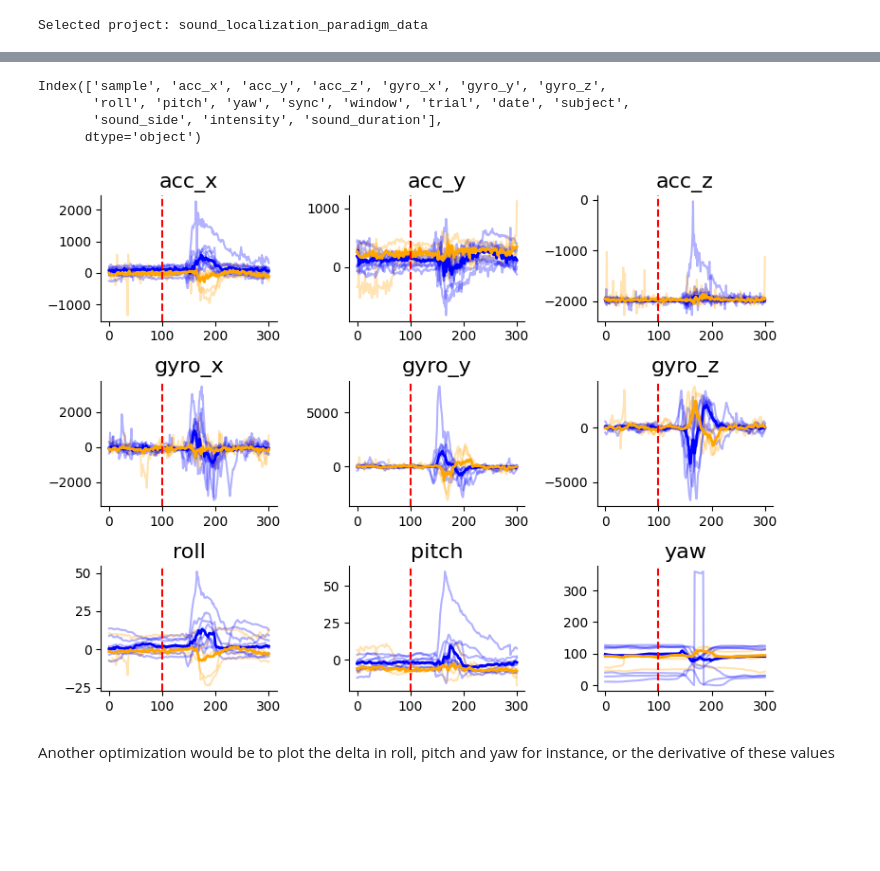
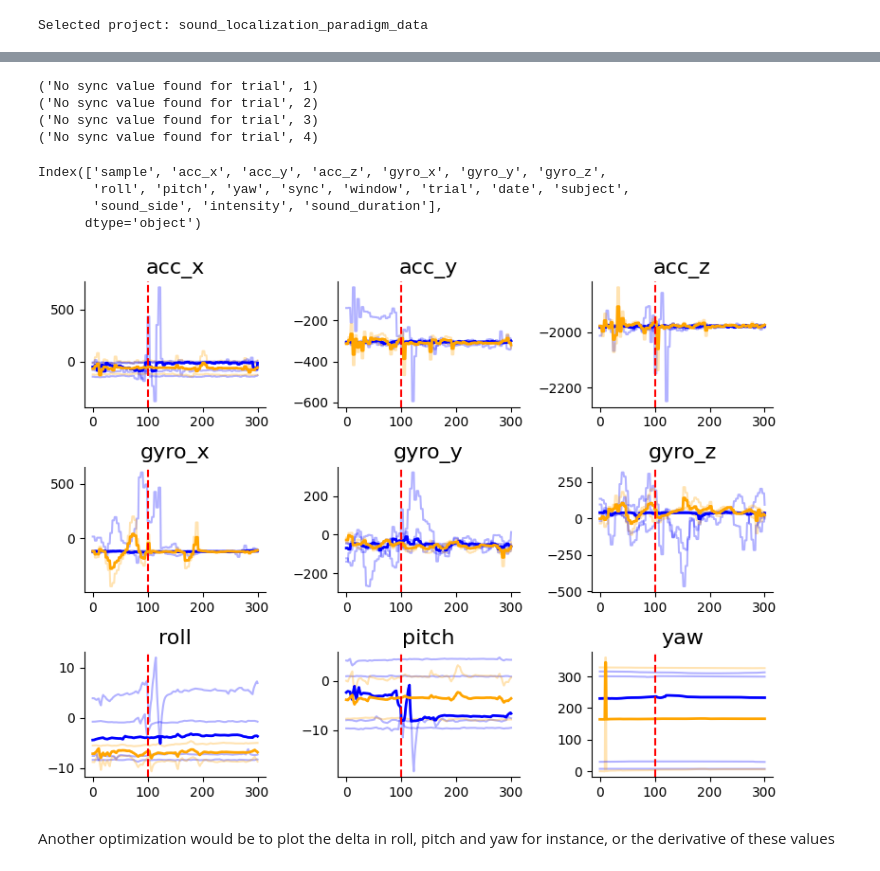
Before and after one commit to LearningCircuitsLab/sound_localization_paradigm, a Jupyter notebook: analysis.ipynb, the cells around one changed output, grey strips where cells are left out. Drawn from its saved outputs; the diff is of its cells as text; code cells hidden in the pictures; blank space fills up the shorter version.

```diff
--- a/analysis.ipynb
+++ b/analysis.ipynb
@@ -98,6 +86,6 @@ test1_SoundLocalization_20260904_152753_RAW.csv
 # %%
 # select a specific session
-session_date = "20260904_152753"
+session_date = "20260908_102426"
 # see the datasets for that session
 valid_files = [f for f in files if session_date in f.name]
 for f in valid_files:
@@ -168,18 +145,27 @@ get_window_values(trial=5, samples_before=100, samples_after=200, imu_df=imu)
 # generate a dataframe that merges these two with the windowed values from the IMU dataframe for each trial and the corresponding trial information
 dfs_to_concat = []
 for _, row in sessiondf[:-1].iterrows(): # remove the last trial as it does not have a sound played
-    windowed_values = get_window_values(trial=row["trial"], samples_before=100, samples_after=200, imu_df=imu).copy()
-    # add a column with the window values
-    windowed_values.loc[:, "window"] = range(len(windowed_values))
-    # add a column with the trial number to the windowed values, and the date, the subject, the sound_side, the intensity, and the sound duration
-    windowed_values.loc[:, "trial"] = row["trial"]
-    windowed_values.loc[:, "date"] = row["date"]
-    windowed_values.loc[:, "subject"] = row["subject"]
-    windowed_values.loc[:, "sound_side"] = row["sound_side"]
-    windowed_values.loc[:, "intensity"] = row["intensity"]
-    windowed_values.loc[:, "sound_duration"] = row["sound_duration"]
-    dfs_to_concat.append(windowed_values)
+    try:
+        windowed_values = get_window_values(trial=row["trial"], samples_before=100, samples_after=200, imu_df=imu).copy()
+        # add a column with the window values
+        windowed_values.loc[:, "window"] = range(len(windowed_values))
+        # add a column with the trial number to the windowed values, and the date, the subject, the sound_side, the intensity, and the sound duration
+        windowed_values.loc[:, "trial"] = row["trial"]
+        windowed_values.loc[:, "date"] = row["date"]
+        windowed_values.loc[:, "subject"] = row["subject"]
+        windowed_values.loc[:, "sound_side"] = row["sound_side"]
+        windowed_values.loc[:, "intensity"] = row["intensity"]
+        windowed_values.loc[:, "sound_duration"] = row["sound_duration"]
+        dfs_to_concat.append(windowed_values)
+    except ValueError as e:
+        print(e)
+        continue
 final_df = pd.concat(dfs_to_concat, axis=0).reset_index(drop=True)
+# %% [output]
+('No sync value found for trial', 1)
+('No sync value found for trial', 2)
+('No sync value found for trial', 3)
+('No sync value found for trial', 4)
 # %%
 final_df.columns
 # %% [output]
@@ -188,13 +174,17 @@ Index(['sample', 'acc_x', 'acc_y', 'acc_z', 'gyro_x', 'gyro_y', 'gyro_z',
        'sound_side', 'intensity', 'sound_duration'],
       dtype='object')
 # %%
-def plot_imu_panel(column_to_plot, ax):
+def plot_imu_panel(column_to_plot, ax, dB=None):
+    if dB is not None:
+        df_to_plot = final_df[final_df["intensity"] == dB]
+    else:
+        df_to_plot = final_df
     color_palette = {"left": "blue", "right": "orange"}
-    for trial in final_df["trial"].unique():
-        trial_data = final_df[final_df["trial"] == trial]
+    for trial in df_to_plot["trial"].unique():
+        trial_data = df_to_plot[df_to_plot["trial"] == trial]
         ax.plot(trial_data["window"], trial_data[column_to_plot], color=color_palette[trial_data["sound_side"].iloc[0]], alpha=0.3)
     # plot the median
-    mean_data = final_df.groupby(["window", "sound_side"])[column_to_plot].median().reset_index()
+    mean_data = df_to_plot.groupby(["window", "sound_side"])[column_to_plot].median().reset_index()
     for sound_side in mean_data["sound_side"].unique():
         side_data = mean_data[mean_data["sound_side"] == sound_side]
         ax.plot(side_data["window"], side_data[column_to_plot], color=color_palette[sound_side], linewidth=2)
@@ -207,13 +197,13 @@ def plot_imu_panel(column_to_plot, ax):
 # %%
 columns_to_plot = ['acc_x', 'acc_y', 'acc_z', 'gyro_x', 'gyro_y', 'gyro_z', 'roll', 'pitch', 'yaw']
 fig, axs = plt.subplots(figsize=(8, 6), nrows=3, ncols=3)
 axs = axs.flatten()  # flatten the 3x3 array of axes for easy iteration
 for ax, column_to_plot in zip(axs, columns_to_plot):
-    plot_imu_panel(column_to_plot, ax)
+    plot_imu_panel(column_to_plot, ax, dB=None)
 plt.tight_layout()
 plt.show()
 # %% [output]
-[figure, old version]
+[figure, new version]
 # %% [markdown]
 Another optimization would be to plot the delta in roll, pitch and yaw for instance, or the derivative of these values
 # %%
```
Also changed, not shown: parts of 10 cells of this notebook.
